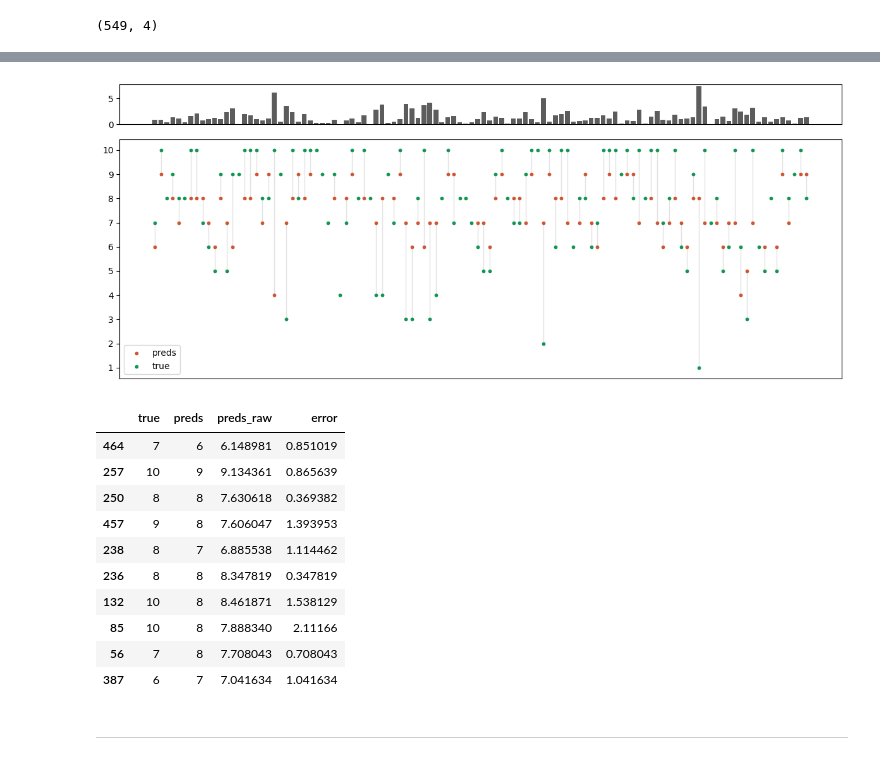
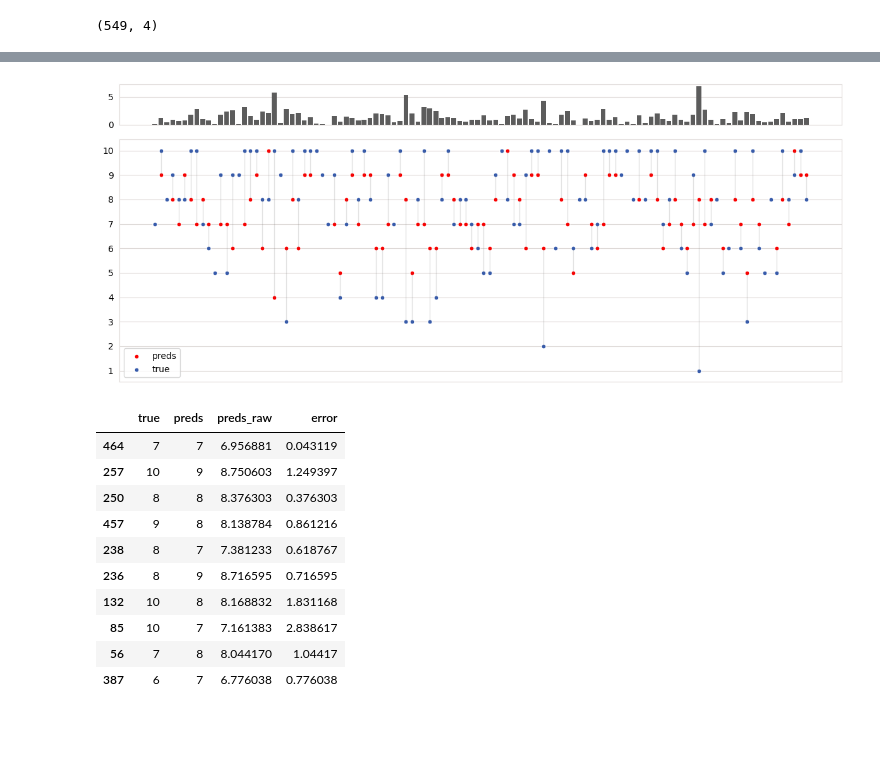
Before and after one commit to eilyich/Kinotochka_model_dev, a Jupyter notebook: model/model_dev_notebook.ipynb, the cells around one changed output, grey strips where cells are left out. Saved outputs shown, nothing was run; the diff lists cells and outputs as text; code cells hidden in the pictures; blank space fills up the shorter version.

```diff
--- a/model/model_dev_notebook.ipynb
+++ b/model/model_dev_notebook.ipynb
@@ -167,2 +282,0 @@ fixed_data = pd.DataFrame(preprocessor_st1.transform(data), columns=new_columns_
-# %%
-data_metrics_json = kh.data_metrics(mode='load')
@@ -192,8 +557,27 @@ X_test = pd.DataFrame(preprocessor_st2.transform(X_test_raw))
 # %%
-def prepare_data(data):
+def prepare_data(data: pd.DataFrame):
 
+    """
+    Подготавливает входные данные для дальнейшего использования в качестве признаков для обучения нейросети.
+
+    Функция преобразует входные данные, основываясь на индексах и метриках данных,
+    и возвращает список массивов numpy.
+
+    Параметры:
+    data : DataFrame
+        Входные данные.
+
+    Вывод:
+    inputs : list of numpy arrays
+        Список массивов.
+
+    """
+
+    # загрузка предпросчитанных метрик :
+    # количество, минимальные и максимальные значения уникальных id
     data_metrics_json = kh.data_metrics(mode='load')
 
+    # Подготовка признаков на основе индексов во входных данных
     input_user = np.array(data[8].astype(int))
     input_movie = np.array(data[9].astype(int))
     input_gender_0 = np.array(data[0].astype(int))
@@ -204,6 +588,13 @@ def prepare_data(data):
     input_duration = np.array(data[5])
     input_age_limit = np.array(data[6])
     input_year = np.array(data[7])
+
+
+    # Преобразование и дополнение списков жанров, актеров и т.д. до необходимой для получения эмбеддингов длины:
+    # 1. Применяется функция к каждому элементу столбца (жанры, актеры и т.д.)
+    # 2. Каждому списку добавляются нули так, чтобы его общая длина соответствовала заранее заданной максимальной длине,
+    #    определенной в data_metrics_json для каждого типа данных (жанры, актеры и т.д.).
+    # 3. Преобразованные списки затем конвертируются в numpy массивы.
 
     input_genres = np.array(
         data[10].apply(
@@ -248,9 +639,10 @@ def prepare_data(data):
         input_countries
     ]
 
+    # Приведение типа к np.float64
+    inputs = [arr.astype(np.float64) for arr in inputs]
 
     # inputs = [arr.astype(np.float32) if arr.dtype == 'object' else arr for arr in inputs]
-    inputs = [arr.astype(np.float64) for arr in inputs]
 
     return inputs
 # %%
@@ -260,0 +651,7 @@ X_test = prepare_data(X_test)
+# %%
+for i, j in zip(X_train, X_test):
+    print(i[:5], '...')
+    print(i.shape)
+    print(j[:5], '...')
+    print(j.shape)
+    print()
@@ -540,44 +1093,42 @@ plt.close()
 # %%
 df_preds = pd.DataFrame({'true': y_test, 'preds_raw': preds})
 df_preds['preds'] = df_preds.apply(lambda x: int(round(x['preds_raw'], 0)), axis=1)
 df_preds['error'] = abs(df_preds['true'] - df_preds['preds_raw'])
 
 fig, ax = plt.subplots(2, 1, figsize=(12, 5), height_ratios=[1, 6], sharex=True)
 
 len_df_preds = [i for i in range(len(df_preds))]
 
-sns.scatterplot(x=len_df_preds, y=df_preds['preds'], s=100, color='#d15532', marker=".", ax=ax[1], label='preds')
-sns.scatterplot(x=len_df_preds, y=df_preds['true'], s=100, color='#119653', marker=".", ax=ax[1], label='true')
+sns.scatterplot(x=len_df_preds, y=df_preds['preds'], s=100, color='#fa0000', marker=".", ax=ax[1], label='preds')
+sns.scatterplot(x=len_df_preds, y=df_preds['true'], s=100, color='#375bab', marker=".", ax=ax[1], label='true')
 sns.barplot(x=len_df_preds, y=df_preds['error'], color='#5c5c5c', ax=ax[0])
 
 for true, pred, xx in zip(df_preds['true'], df_preds['preds'], len_df_preds):
     sns.lineplot(x=[xx, xx],
                      y=[true, pred], ls='-', lw=0.5, c='#707070')
 
 
 plt.xticks([])
 plt.yticks([i for i in range(1, 11)])
 plt.ylabel('')
 plt.sca(ax[0])
 plt.ylabel('')
 
 plt.tight_layout()
 plt.show()
 plt.close()
 
 display(df_preds[['true', 'preds', 'preds_raw', 'error']].head(10))
 # %% [output]
-[figure, old version]
+[figure, new version]
 |  | true | preds | preds_raw | error |
-| 464 | 7 | 6 | 6.148981 | 0.851019 |
-| 257 | 10 | 9 | 9.134361 | 0.865639 |
-| 250 | 8 | 8 | 7.630618 | 0.369382 |
-| 457 | 9 | 8 | 7.606047 | 1.393953 |
-| 238 | 8 | 7 | 6.885538 | 1.114462 |
-| 236 | 8 | 8 | 8.347819 | 0.347819 |
-| 132 | 10 | 8 | 8.461871 | 1.538129 |
-| 85 | 10 | 8 | 7.888340 | 2.11166 |
-| 56 | 7 | 8 | 7.708043 | 0.708043 |
-| 387 | 6 | 7 | 7.041634 | 1.041634 |
+| 464 | 7 | 7 | 6.956881 | 0.043119 |
+| 257 | 10 | 9 | 8.750603 | 1.249397 |
+| 250 | 8 | 8 | 8.376303 | 0.376303 |
+| 457 | 9 | 8 | 8.138784 | 0.861216 |
+| 238 | 8 | 7 | 7.381233 | 0.618767 |
+| 236 | 8 | 9 | 8.716595 | 0.716595 |
+| 132 | 10 | 8 | 8.168832 | 1.831168 |
+| 85 | 10 | 7 | 7.161383 | 2.838617 |
+| 56 | 7 | 8 | 8.044170 | 1.04417 |
+| 387 | 6 | 7 | 6.776038 | 0.776038 |
-# %% [markdown]
-------
```
Also changed, not shown: parts of 46 cells of this notebook, 3 other files.
